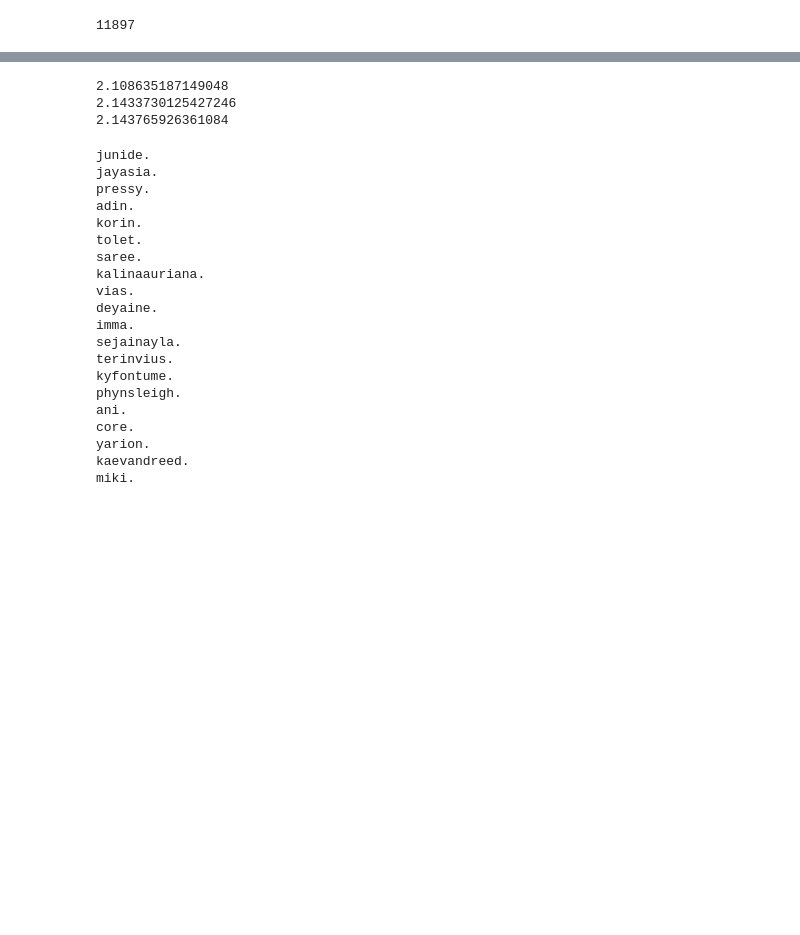
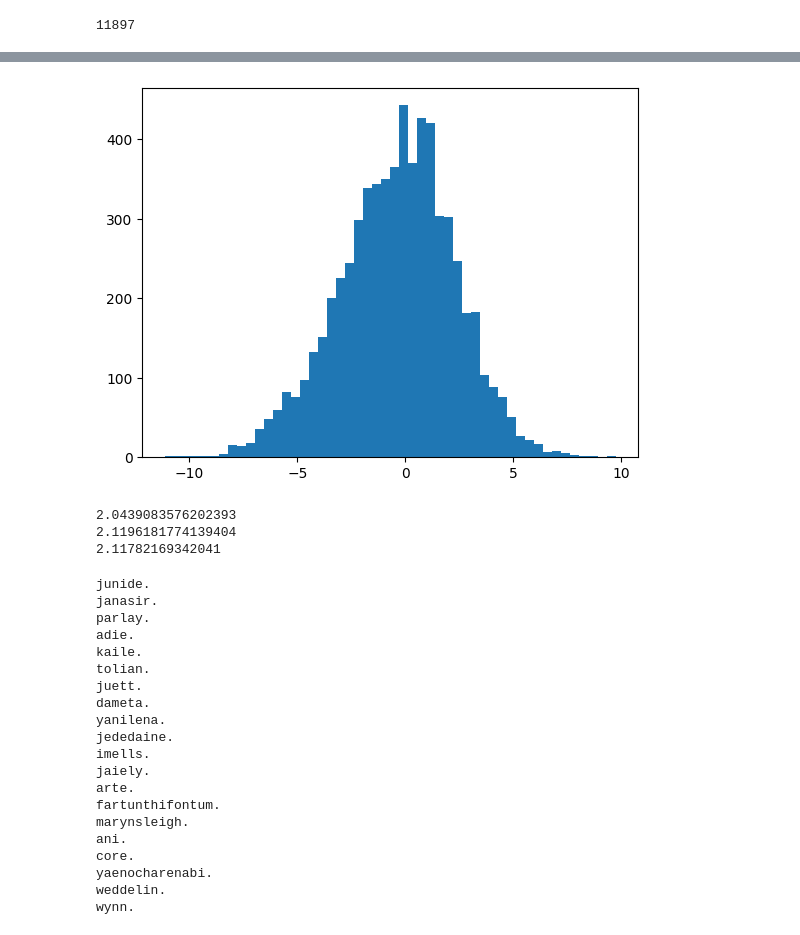
Before and after one commit to ArmyAntSEC/NeuralNets, a Jupyter notebook: makemore_from_scratch/build_makemore_mlp2.ipynb, the cells around one changed output, grey strips where cells are left out. Cells and saved outputs as stored; diff of their text form; code cells hidden in the pictures; blank space fills up the shorter version.

```diff
--- a/makemore_from_scratch/build_makemore_mlp2.ipynb
+++ b/makemore_from_scratch/build_makemore_mlp2.ipynb
@@ -65,8 +65,8 @@ g = torch.Generator().manual_seed(2147483647)
 C = torch.randn((vocab_size,n_embed), generator=g)
 W1 = torch.rand((n_embed*block_size,n_hidden), generator=g)
 b1 = torch.randn((n_hidden), generator=g)
-W2 = torch.randn((n_hidden,vocab_size), generator=g)
-b2 = torch.randn(vocab_size, generator=g)
+W2 = torch.randn((n_hidden,vocab_size), generator=g) * 0.01
+b2 = torch.randn(vocab_size, generator=g) * 0
 parameters = [C, W1, b1, W2, b2]
 
 for p in parameters:
@@ -81,7 +81,6 @@ losses = []
 steps = []
 batch_size = 32
 max_steps = 200000
-
 for i in range(max_steps):
 
     ix = torch.randint(0,Xtr.shape[0],(batch_size,))
@@ -89,8 +88,9 @@ for i in range(max_steps):
 
     emb = C[Xb]
     embcat = emb.view(emb.shape[0], -1)
-    hpreact = torch.tanh(embcat @ W1 + b1)
-    logits = hpreact @ W2 + b2
+    hpreact = embcat @ W1 + b1
+    h = torch.tanh(hpreact)
+    logits = h @ W2 + b2
     loss = F.cross_entropy( logits, Ytr[ix] )
 
     # Backwards pass
@@ -108,14 +108,5 @@ for i in range(max_steps):
 
     if i % 10000 == 0:
         print ( f'{i:7d}/{max_steps:7d}: {loss.item():0.4f}' )
-
-plt.plot( steps, losses )
-
-# Print loss over dev dataset
-emb = C[Xtr]
-embcat = emb.view(emb.shape[0], -1)
-h = torch.tanh(embcat @ W1 + b1)
-logits = h @ W2 + b2
-loss = F.cross_entropy( logits, Ytr )
-print ( loss.item() )
+    break
 # %% [output]
@@ -140,3 +131,7 @@ print ( loss.item() )
+# %%
+plt.hist(hpreact.view(-1).tolist(), 50);
+# %% [output]
+[figure, added]
 # %%
 # Print loss over all datasets
 @torch.no_grad()
@@ -158,9 +153,9 @@ split_loss( 'train' )
 split_loss( 'val' )
 split_loss( 'test' )
 # %% [output]
-2.108635187149048
-2.1433730125427246
-2.143765926361084
+2.0439083576202393
+2.1196181774139404
+2.11782169342041
 # %%
 g = torch.Generator().manual_seed(2147483647)
 
@@ -180,22 +175,22 @@ for _ in range(20):
     print( ''.join(itos[i] for i in out))
 # %% [output]
 junide.
-jayasia.
-pressy.
-adin.
-korin.
-tolet.
-saree.
-kalinaauriana.
-vias.
-deyaine.
-imma.
-sejainayla.
-terinvius.
-kyfontume.
-phynsleigh.
+janasir.
+parlay.
+adie.
+kaile.
+tolian.
+juett.
+dameta.
+yanilena.
+jededaine.
+imells.
+jaiely.
+arte.
+fartunthifontum.
+marynsleigh.
 ani.
 core.
-yarion.
-kaevandreed.
-miki.
+yaenocharenabi.
+weddelin.
+wynn.
```
Also changed, not shown: parts of 4 cells of this notebook.
